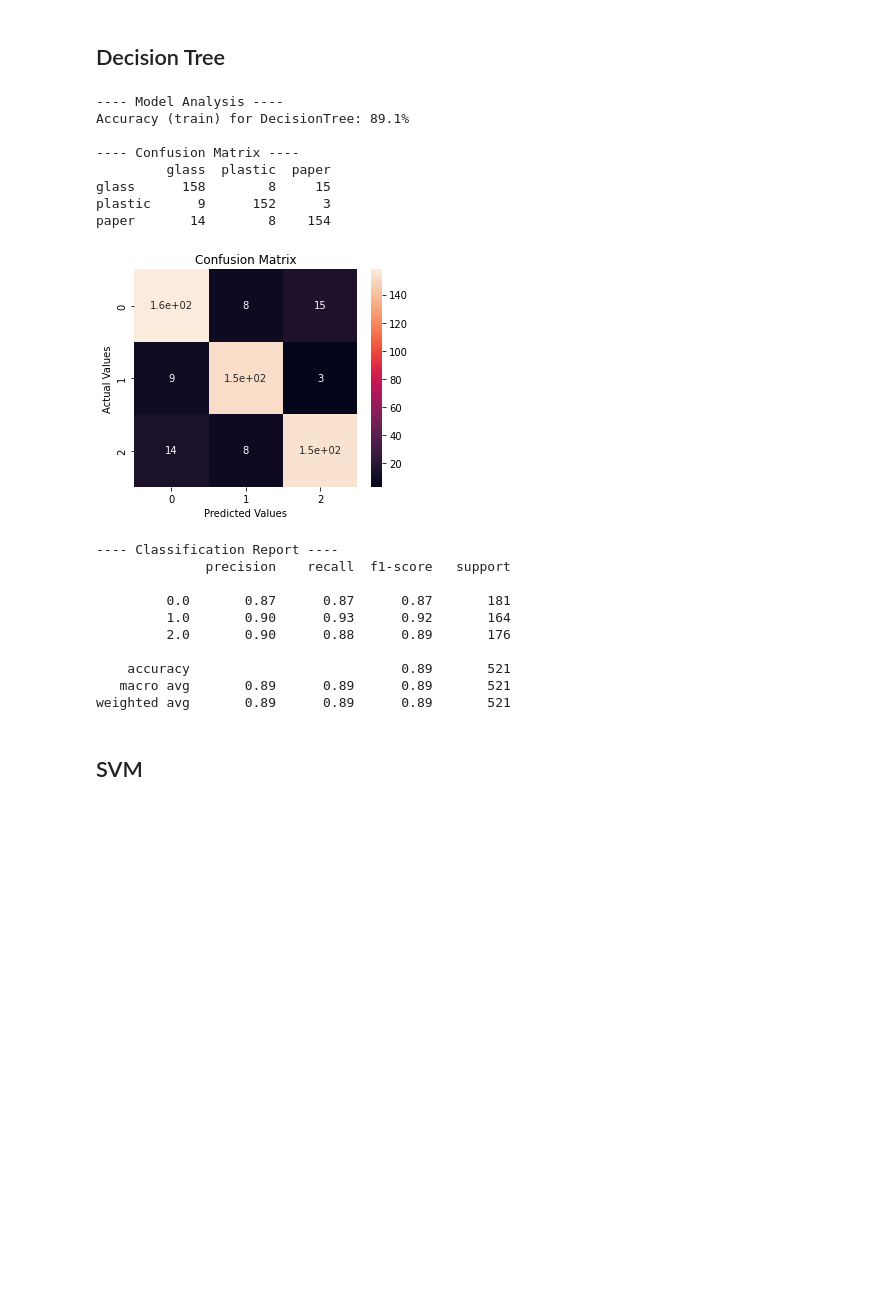
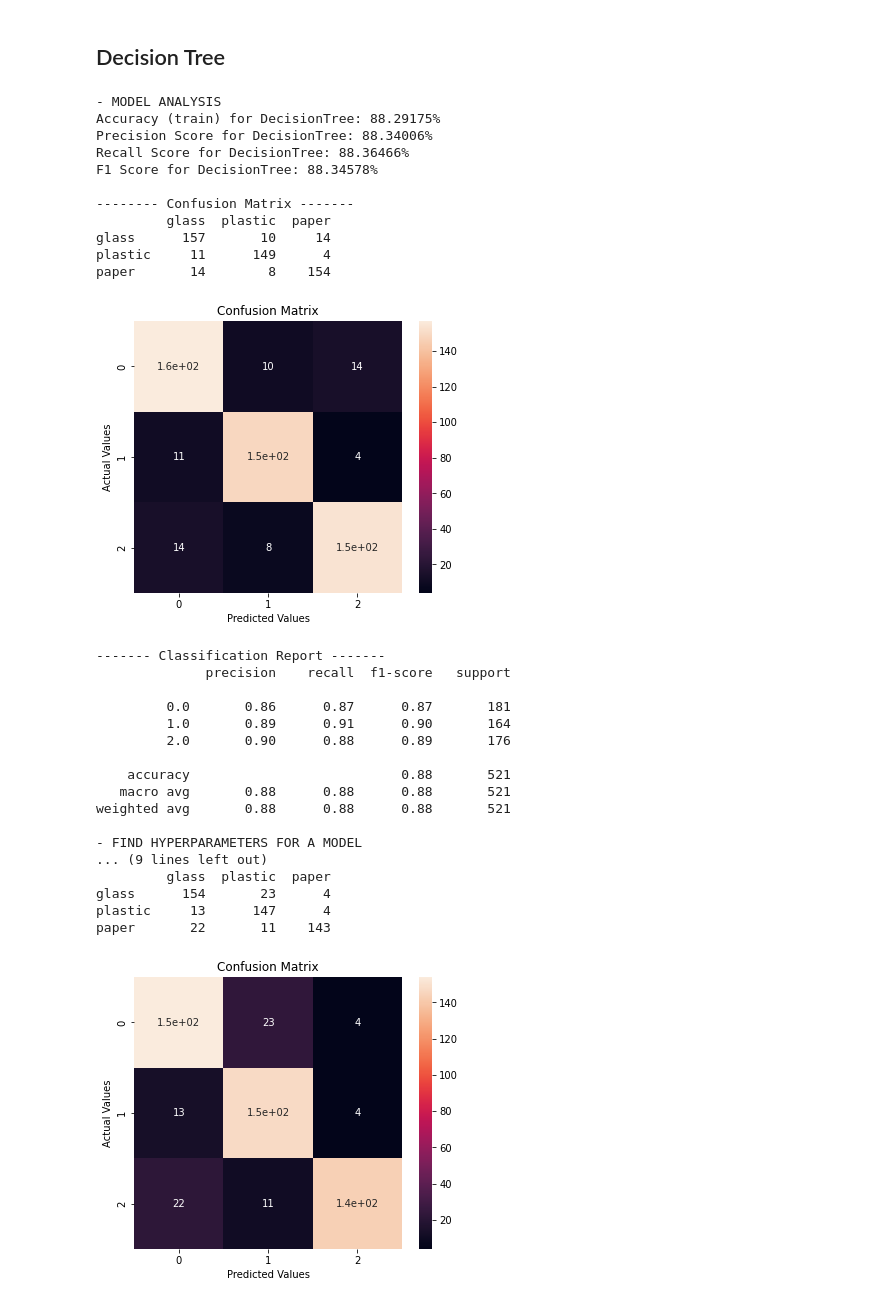
Before and after one commit to pedromonteiro01/garbage_classification, a Jupyter notebook: project/main.ipynb, the cells around one changed output. Cells and saved outputs as stored; diff of their text form; code cells hidden in the pictures; blank space fills up the shorter version.

```diff
--- a/project/main.ipynb
+++ b/project/main.ipynb
@@ -408,29 +404,47 @@ paper        7        4    165
 weighted avg       0.94      0.94      0.94       521
 # %% [markdown]
 ## Decision Tree
-# %%
-model = DecisionTreeClassifier()
-
-model_train(model, 'DecisionTree', X_train, y_train, X_test, y_test)
-# %% [output]
----- Model Analysis ----
-Accuracy (train) for DecisionTree: 89.1%
-
----- Confusion Matrix ----
-         glass  plastic  paper
-glass      158        8     15
-plastic      9      152      3
-paper       14        8    154
-[figure, removed]
----- Classification Report ----
-              precision    recall  f1-score   support
-
-         0.0       0.87      0.87      0.87       181
-         1.0       0.90      0.93      0.92       164
-         2.0       0.90      0.88      0.89       176
-
-    accuracy                           0.89       521
-   macro avg       0.89      0.89      0.89       521
-weighted avg       0.89      0.89      0.89       521
-# %% [markdown]
-## SVM
+# %%
+model = DecisionTreeClassifier()
+
+model_train(model, 'DecisionTree', X_train, y_train, X_test, y_test)
+
+dt_parameters = {'criterion': ['gini', 'entropy'], 'max_depth': [2,4,6,8,10,12]}
+
+hyper_dt_parameters = hyperparameters(model, dt_parameters , X_train, y_train)
+model.set_params(**hyper_dt_parameters)
+model_train(model,'DecisionTree', X_train, y_train, X_test, y_test)
+
+kfmodel = kfold(model, 5, X_train, y_train)
+model_train(kfmodel,'DecisionTree', X_train, y_train, X_test, y_test)
+# %% [output]
+- MODEL ANALYSIS
+Accuracy (train) for DecisionTree: 88.29175%
+Precision Score for DecisionTree: 88.34006%
+Recall Score for DecisionTree: 88.36466%
+F1 Score for DecisionTree: 88.34578%
+
+-------- Confusion Matrix -------
+         glass  plastic  paper
+glass      157       10     14
+plastic     11      149      4
+paper       14        8    154
+[figure, added]
+------- Classification Report -------
+              precision    recall  f1-score   support
+
+         0.0       0.86      0.87      0.87       181
+         1.0       0.89      0.91      0.90       164
+         2.0       0.90      0.88      0.89       176
+
+    accuracy                           0.88       521
+   macro avg       0.88      0.88      0.88       521
+weighted avg       0.88      0.88      0.88       521
+
+- FIND HYPERPARAMETERS FOR A MODEL
+... (9 lines left out)
+         glass  plastic  paper
+glass      154       23      4
+plastic     13      147      4
+paper       22       11    143
+[figure, added]
```
Also changed, not shown: parts of 9 cells of this notebook.
